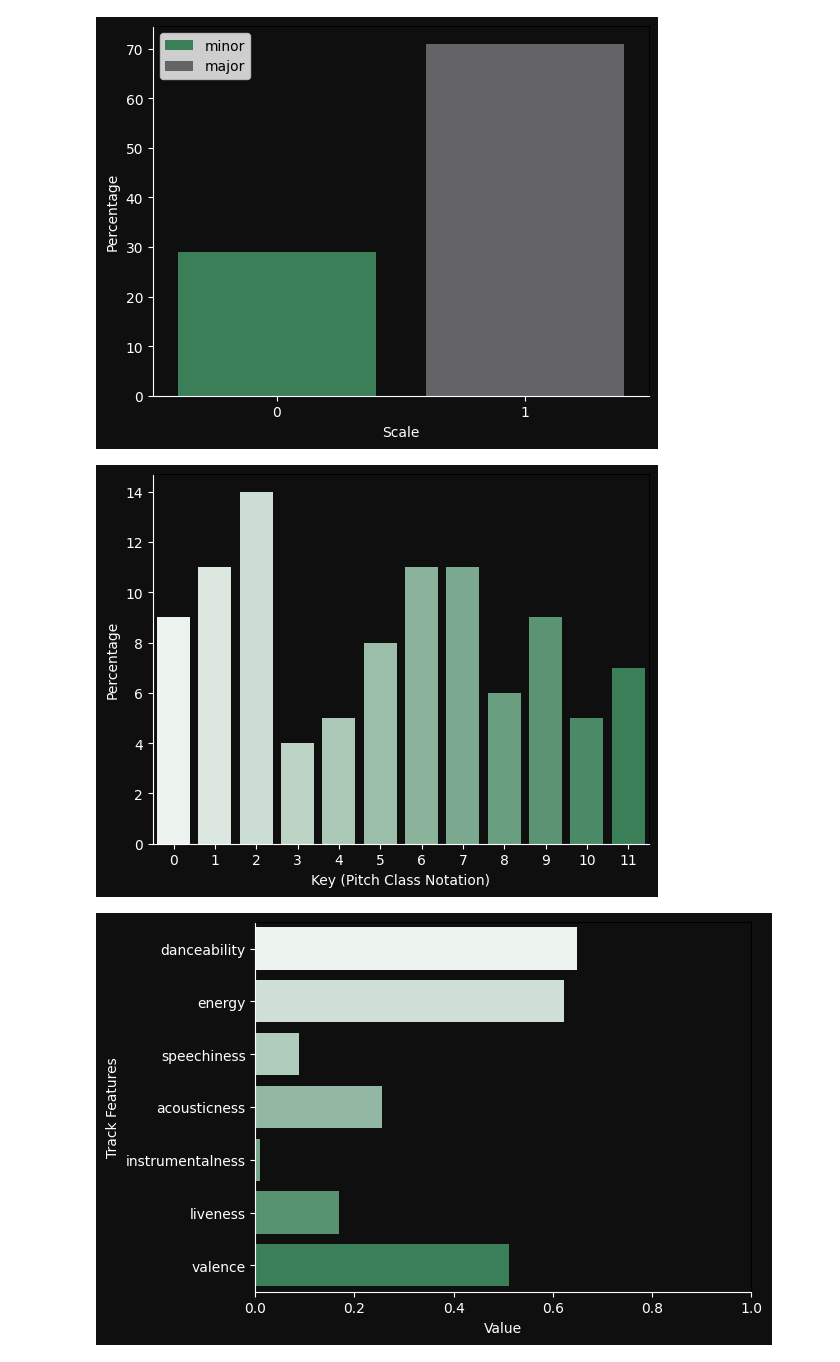
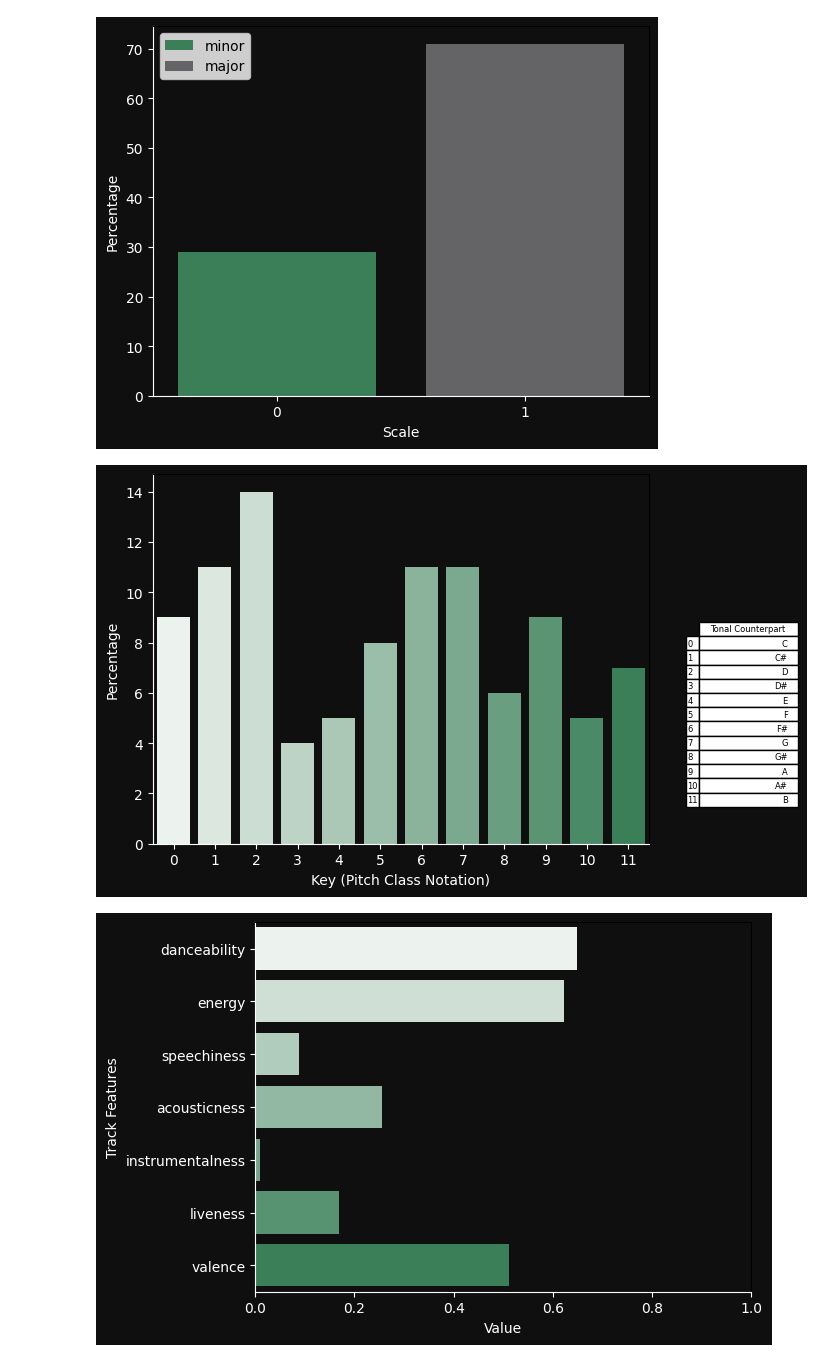
Before and after one commit to aakanksha1dutta/MOODSIC, a Jupyter notebook: 3_Model_Visualization.ipynb, the cells around one changed output. Saved outputs shown, nothing was run; the diff lists cells and outputs as text; code cells hidden in the pictures.

```diff
--- a/3_Model_Visualization.ipynb
+++ b/3_Model_Visualization.ipynb
@@ -162,25 +162,26 @@ mode = plot_mode(data)
 # %%
 #barchart for key
 
 def plot_key (df):
     fig, axs = plt.subplots()
     colors = sns.light_palette("seagreen", as_cmap=True)
     sns.countplot(df, x = "key", stat="percent", hue="key", legend=False, palette=colors, ax=axs)
     fig.set_facecolor('#0F0F0F')
     axs.set_facecolor('#0F0F0F')
     axs.spines['bottom'].set_color('white')
     axs.spines['left'].set_color('white')
     axs.tick_params(color='white', labelcolor='white')
     axs.set_xlabel('Key (Pitch Class Notation)').set_color('white')
     axs.set_ylabel('Percentage').set_color('white')
 
     DF = pd.DataFrame({'Tonal Counterpart': ['C', 'C#', 'D', 'D#', 'E', 'F', 'F#', 'G', 'G#', 'A', 'A#', 'B']})
 
-    return fig
+    table = plt.table(cellText=DF.values, rowLabels=DF.index, colLabels=DF.columns, bbox=(1.1, 0.1, 0.2, 0.5))
+    return fig, table
 
 key = plot_key(data)
 # %% [output]
-[figure, old version]
+[figure, new version]
 # %%
 def plot_otherFeatures(df):
     features_adj = df.drop(['Unnamed: 0','track_id', 'track_name', 'first_artist', 'key', 'mode', 'loudness','tempo', 'uri', 'type',
```
Also changed, not shown: parts of 2 cells of this notebook, 2 other files.
